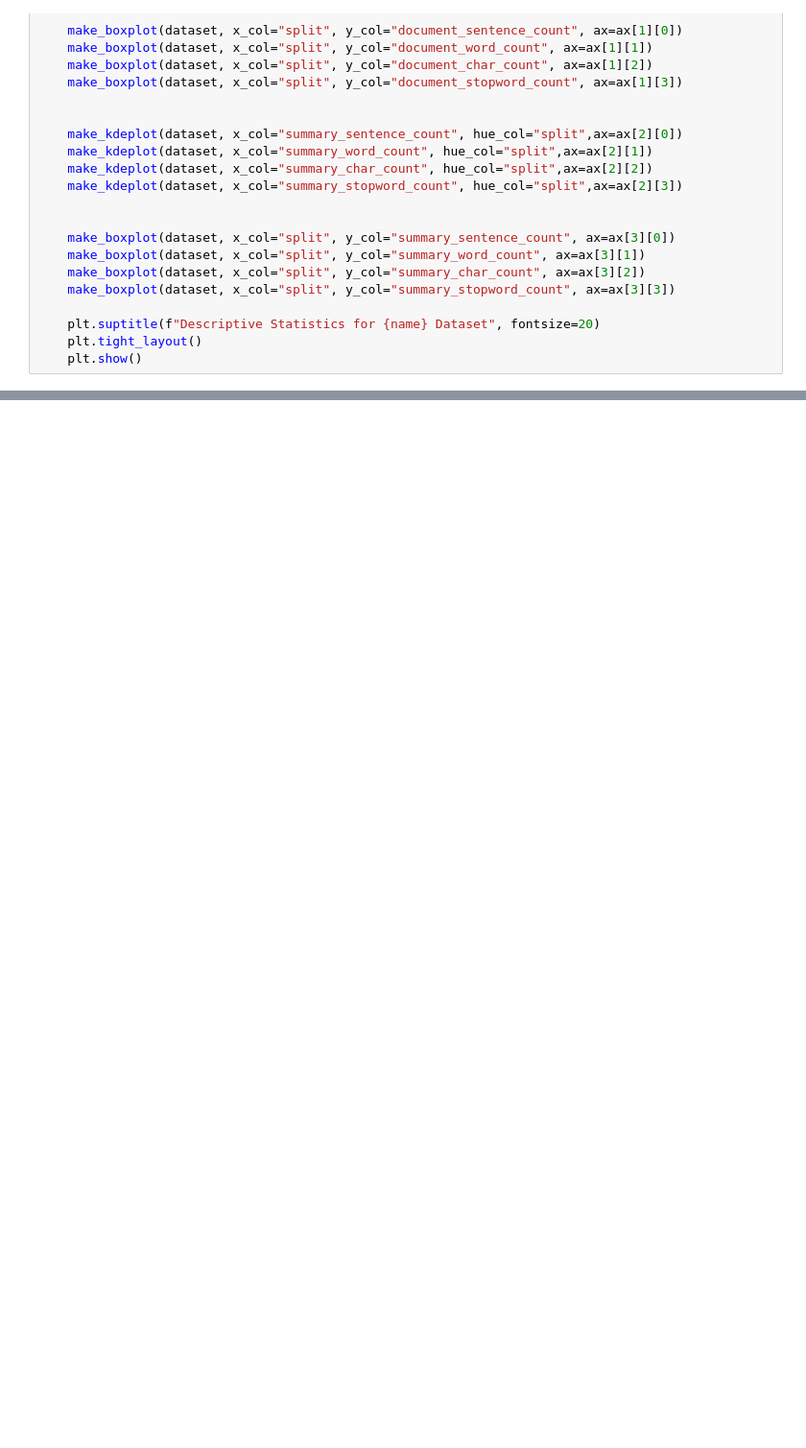
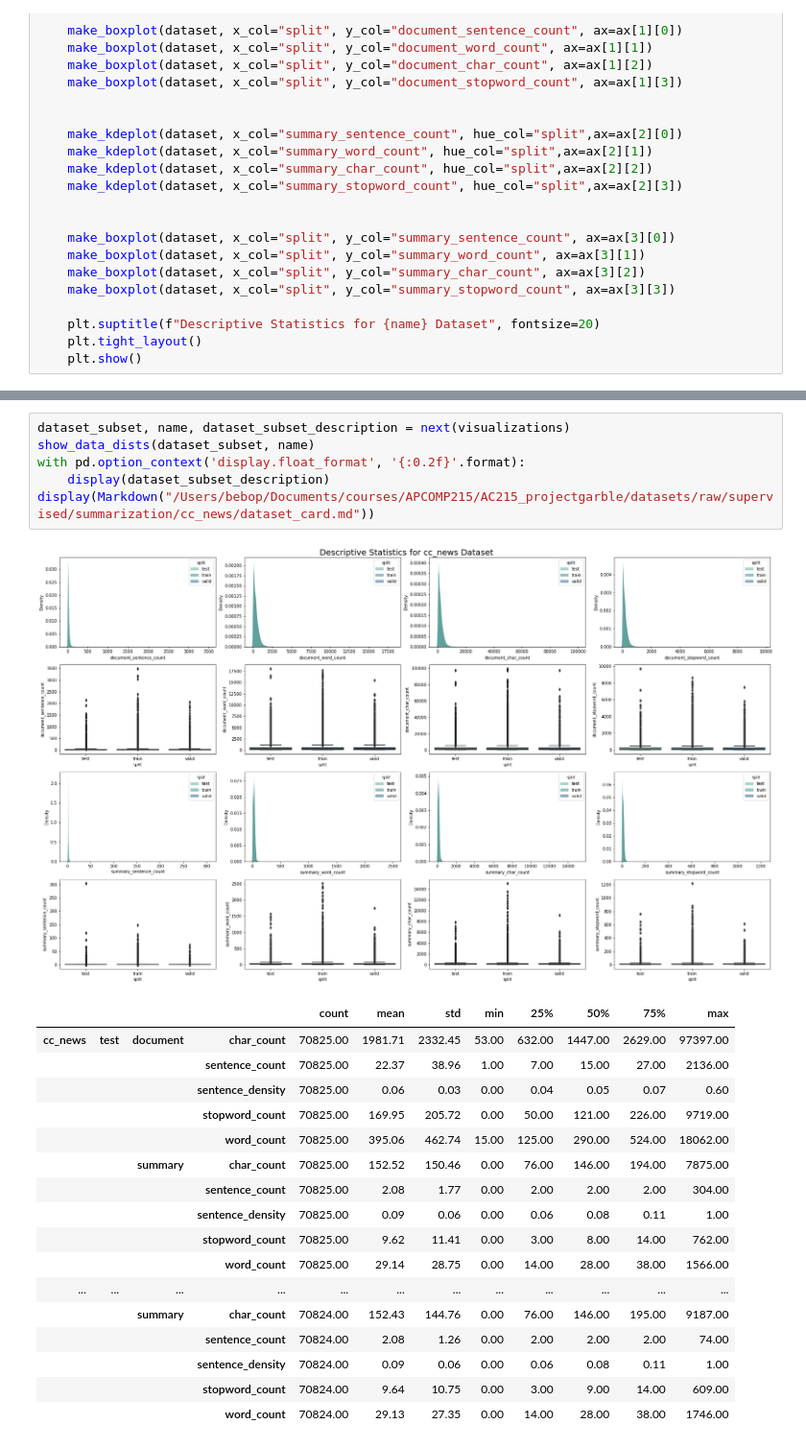
Before and after one commit to parambharat/AC215_projectgarble, a Jupyter notebook: notebooks/dataset_eda.ipynb, the cells around one changed output, grey strips where cells are left out. Shown at 96% size. Drawn from its saved outputs; the diff is of its cells as text; blank space fills up the shorter version.

```diff
--- a/notebooks/dataset_eda.ipynb
+++ b/notebooks/dataset_eda.ipynb
@@ -288,0 +368,25 @@ descriptions= pd.concat(descriptions, axis=0)
+# %%
+dataset_subset, name, dataset_subset_description = next(visualizations)
+show_data_dists(dataset_subset, name)
+with pd.option_context('display.float_format', '{:0.2f}'.format):
+    display(dataset_subset_description)
+display(Markdown("/Users/bebop/Documents/courses/APCOMP215/AC215_projectgarble/datasets/raw/supervised/summarization/cc_news/dataset_card.md"))
+# %% [output]
+[figure, added]
+|  |  |  |  | count | mean | std | min | 25% | 50% | 75% | max |
+| cc_news | test | document | char_count | 70825.00 | 1981.71 | 2332.45 | 53.00 | 632.00 | 1447.00 | 2629.00 | 97397.00 |
+|  |  |  | sentence_count | 70825.00 | 22.37 | 38.96 | 1.00 | 7.00 | 15.00 | 27.00 | 2136.00 |
+|  |  |  | sentence_density | 70825.00 | 0.06 | 0.03 | 0.00 | 0.04 | 0.05 | 0.07 | 0.60 |
+|  |  |  | stopword_count | 70825.00 | 169.95 | 205.72 | 0.00 | 50.00 | 121.00 | 226.00 | 9719.00 |
+|  |  |  | word_count | 70825.00 | 395.06 | 462.74 | 15.00 | 125.00 | 290.00 | 524.00 | 18062.00 |
+|  |  | summary | char_count | 70825.00 | 152.52 | 150.46 | 0.00 | 76.00 | 146.00 | 194.00 | 7875.00 |
+|  |  |  | sentence_count | 70825.00 | 2.08 | 1.77 | 0.00 | 2.00 | 2.00 | 2.00 | 304.00 |
+|  |  |  | sentence_density | 70825.00 | 0.09 | 0.06 | 0.00 | 0.06 | 0.08 | 0.11 | 1.00 |
+|  |  |  | stopword_count | 70825.00 | 9.62 | 11.41 | 0.00 | 3.00 | 8.00 | 14.00 | 762.00 |
+|  |  |  | word_count | 70825.00 | 29.14 | 28.75 | 0.00 | 14.00 | 28.00 | 38.00 | 1566.00 |
+| ... | ... | ... | ... | ... | ... | ... | ... | ... | ... | ... | ... |
+|  |  | summary | char_count | 70824.00 | 152.43 | 144.76 | 0.00 | 76.00 | 146.00 | 195.00 | 9187.00 |
+|  |  |  | sentence_count | 70824.00 | 2.08 | 1.26 | 0.00 | 2.00 | 2.00 | 2.00 | 74.00 |
+|  |  |  | sentence_density | 70824.00 | 0.09 | 0.06 | 0.00 | 0.06 | 0.08 | 0.11 | 1.00 |
+|  |  |  | stopword_count | 70824.00 | 9.64 | 10.75 | 0.00 | 3.00 | 9.00 | 14.00 | 609.00 |
+|  |  |  | word_count | 70824.00 | 29.13 | 27.35 | 0.00 | 14.00 | 28.00 | 38.00 | 1746.00 |
```
Also changed, not shown: parts of 18 cells of this notebook.
